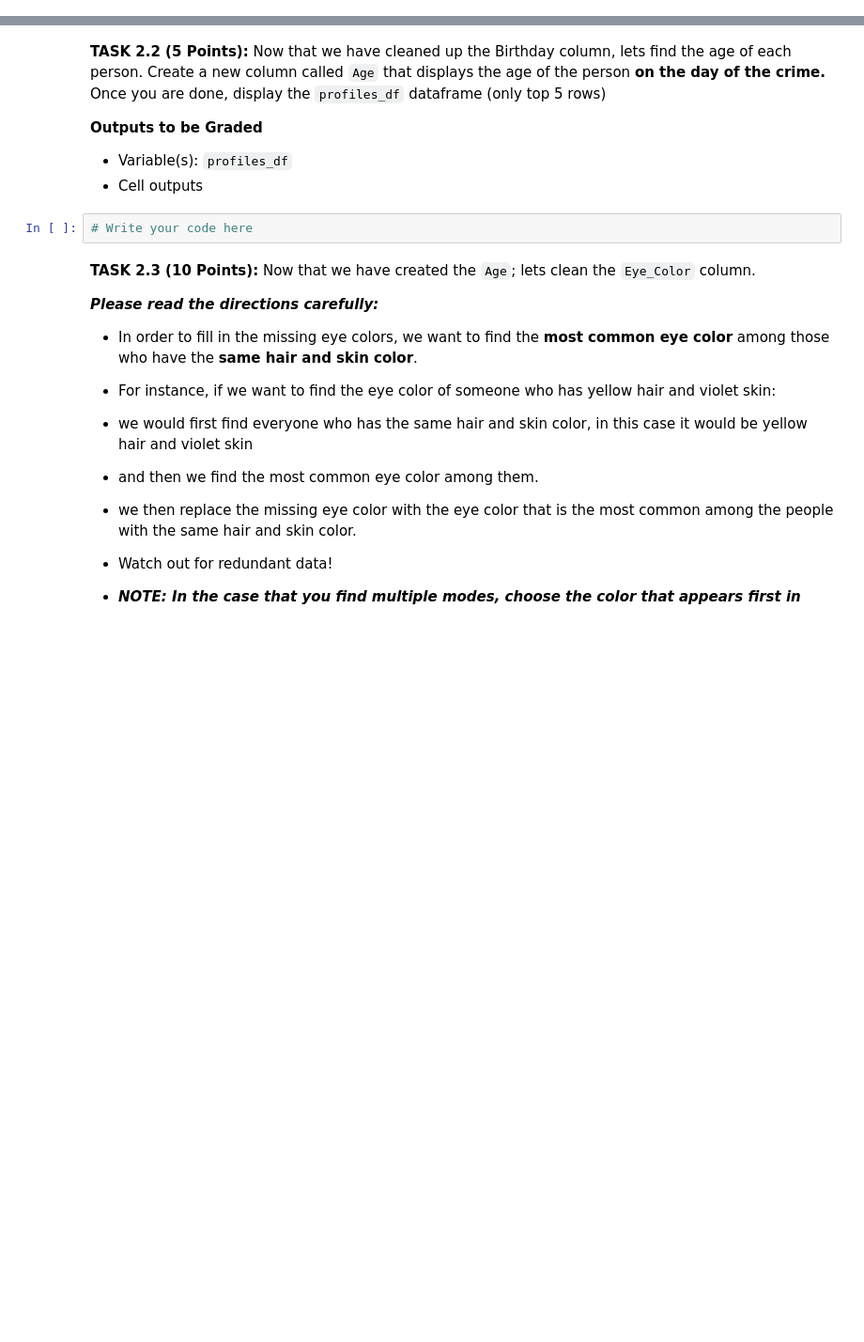
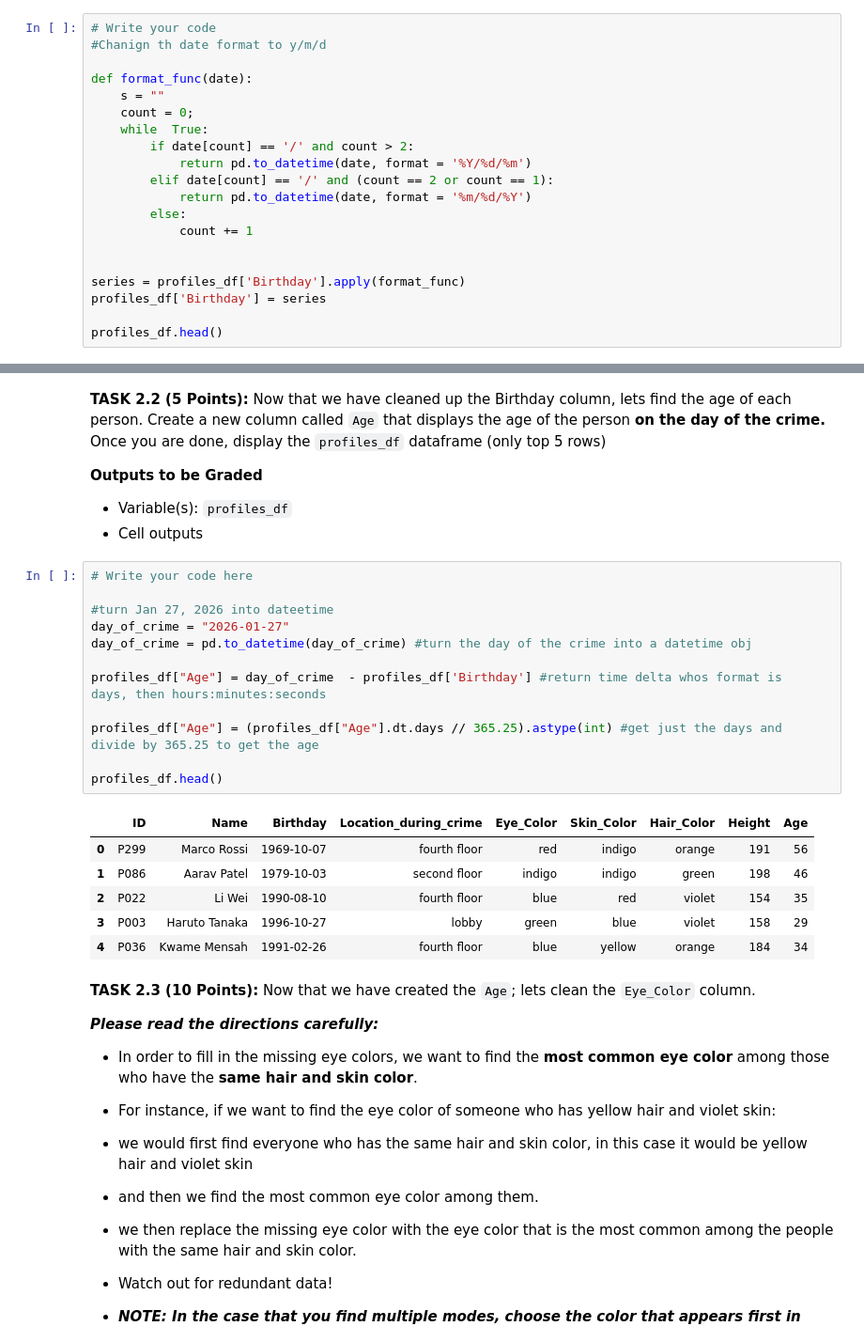
Before and after one commit to BrunoHenriqueGeraldoTeixeiraDaSilva/CMSC320, a Jupyter notebook: Homework3/CMSC320_HW3_Fall2026.ipynb, the cells around one changed output, grey strips where cells are left out. Shown at 94% size. Drawn from its saved outputs; the diff is of its cells as text; blank space fills up the shorter version.

```diff
--- a/Homework3/CMSC320_HW3_Fall2026.ipynb
+++ b/Homework3/CMSC320_HW3_Fall2026.ipynb
@@ -248,0 +247,20 @@ print(profiles_df[profiles_df['ID'] == 'P299'])
+# %%
+# Write your code
+#Chanign th date format to y/m/d
+
+def format_func(date):
+    s = ""
+    count = 0;
+    while  True:
+        if date[count] == '/' and count > 2:
+            return pd.to_datetime(date, format = '%Y/%d/%m')
+        elif date[count] == '/' and (count == 2 or count == 1):
+            return pd.to_datetime(date, format = '%m/%d/%Y')
+        else:
+            count += 1
+
+
+series = profiles_df['Birthday'].apply(format_func)
+profiles_df['Birthday'] = series
+
+profiles_df.head()
@@ -253,8 +278,25 @@ print(profiles_df[profiles_df['ID'] == 'P299'])
 **Outputs to be Graded**
 - Variable(s): `profiles_df`
 - Cell outputs
-# %%
-# Write your code here
+# %%
+# Write your code here
+
+#turn Jan 27, 2026 into dateetime
+day_of_crime = "2026-01-27"
+day_of_crime = pd.to_datetime(day_of_crime) #turn the day of the crime into a datetime obj
+
+profiles_df["Age"] = day_of_crime  - profiles_df['Birthday'] #return time delta whos format is  days, then hours:minutes:seconds
+
+profiles_df["Age"] = (profiles_df["Age"].dt.days // 365.25).astype(int) #get just the days and divide by 365.25 to get the age
+
+profiles_df.head()
+# %% [output]
+|  | ID | Name | Birthday | Location_during_crime | Eye_Color | Skin_Color | Hair_Color | Height | Age |
+| 0 | P299 | Marco Rossi | 1969-10-07 | fourth floor | red | indigo | orange | 191 | 56 |
+| 1 | P086 | Aarav Patel | 1979-10-03 | second floor | indigo | indigo | green | 198 | 46 |
+| 2 | P022 | Li Wei | 1990-08-10 | fourth floor | blue | red | violet | 154 | 35 |
+| 3 | P003 | Haruto Tanaka | 1996-10-27 | lobby | green | blue | violet | 158 | 29 |
+| 4 | P036 | Kwame Mensah | 1991-02-26 | fourth floor | blue | yellow | orange | 184 | 34 |
 # %% [markdown]
 **TASK 2.3 (10 Points):** Now that we have created the `Age`; lets clean the `Eye_Color` column.
 
```
Also changed, not shown: parts of 4 cells of this notebook.
